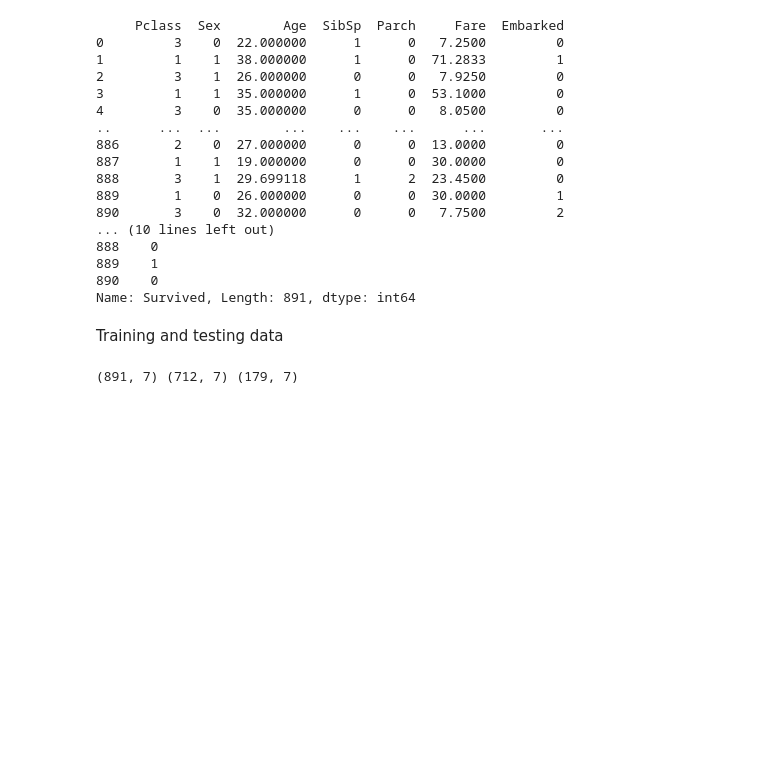
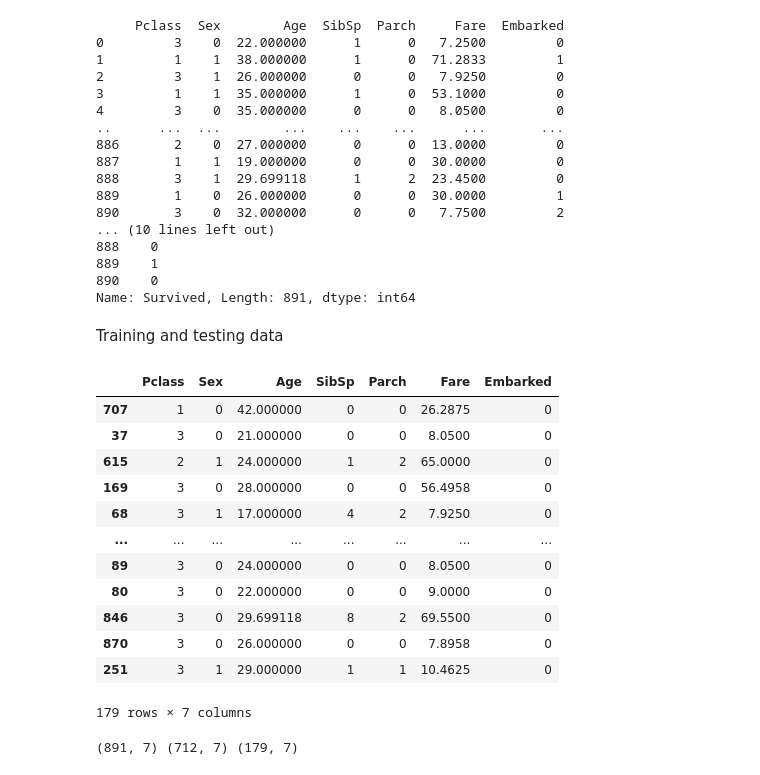
Before and after one commit to MUSTAFA892/Machine-Learning-projects, a Jupyter notebook: Titanic passenger survival prediction system/Titanic_passenger_survival_prediction_system.ipynb, the cells around one changed output. Saved outputs shown, nothing was run; the diff lists cells and outputs as text; code cells hidden in the pictures; blank space fills up the shorter version.

```diff
--- a/Titanic passenger survival prediction system/Titanic_passenger_survival_prediction_system.ipynb
+++ b/Titanic passenger survival prediction system/Titanic_passenger_survival_prediction_system.ipynb
@@ -253,6 +246,22 @@ Name: Survived, Length: 891, dtype: int64
 Training and testing data
 # %%
 X_train , X_test, Y_train, Y_test = train_test_split(X,Y,test_size=0.2, random_state = 2)
+# %%
+X_test
+# %% [output]
+|  | Pclass | Sex | Age | SibSp | Parch | Fare | Embarked |
+| 707 | 1 | 0 | 42.000000 | 0 | 0 | 26.2875 | 0 |
+| 37 | 3 | 0 | 21.000000 | 0 | 0 | 8.0500 | 0 |
+| 615 | 2 | 1 | 24.000000 | 1 | 2 | 65.0000 | 0 |
+| 169 | 3 | 0 | 28.000000 | 0 | 0 | 56.4958 | 0 |
+| 68 | 3 | 1 | 17.000000 | 4 | 2 | 7.9250 | 0 |
+| ... | ... | ... | ... | ... | ... | ... | ... |
+| 89 | 3 | 0 | 24.000000 | 0 | 0 | 8.0500 | 0 |
+| 80 | 3 | 0 | 22.000000 | 0 | 0 | 9.0000 | 0 |
+| 846 | 3 | 0 | 29.699118 | 8 | 2 | 69.5500 | 0 |
+| 870 | 3 | 0 | 26.000000 | 0 | 0 | 7.8958 | 0 |
+| 251 | 3 | 1 | 29.000000 | 1 | 1 | 10.4625 | 0 |
+179 rows × 7 columns
 # %%
 print(X.shape , X_train.shape , X_test.shape)
 # %% [output]
```
Also changed, not shown: parts of 29 cells of this notebook, 2 other files.
